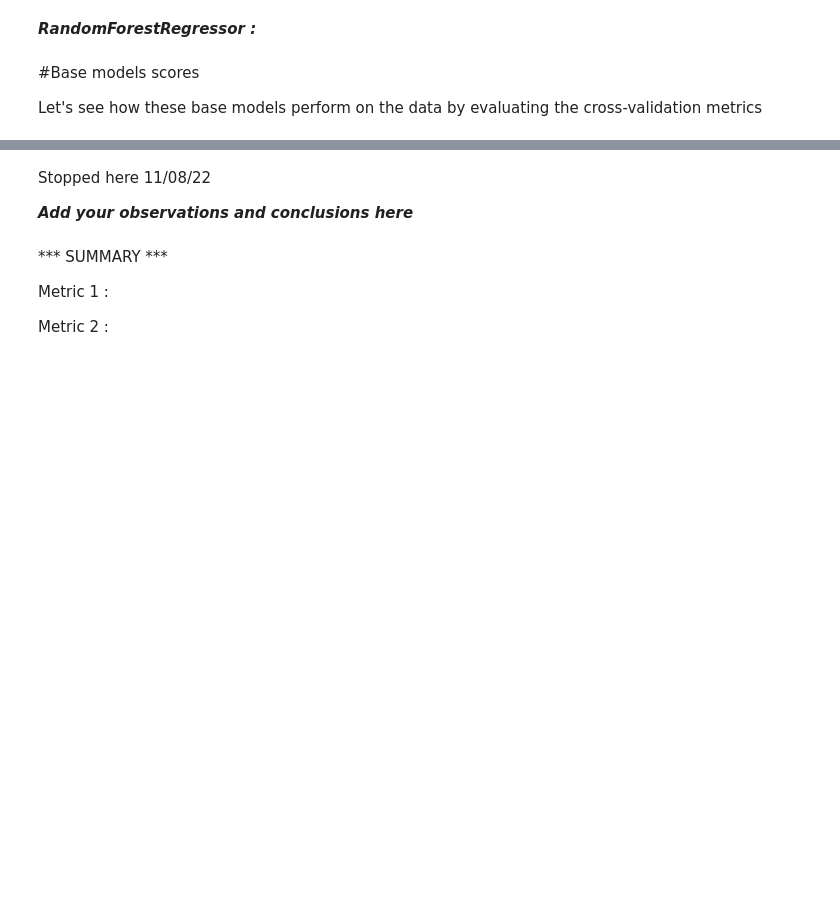
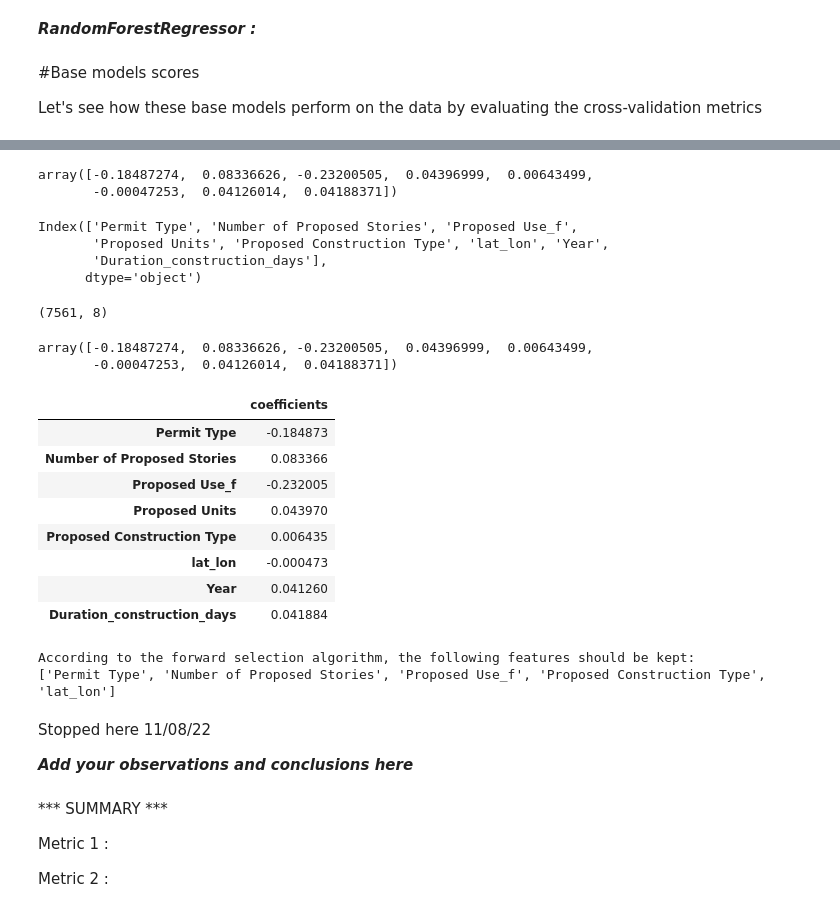
Before and after one commit to LHB-Group/Civil-Work-Bidding-And-Investment-Helper, a Jupyter notebook: NoteBooks/SF_regression_models.ipynb, the cells around one changed output, grey strips where cells are left out. Saved outputs shown, nothing was run; the diff lists cells and outputs as text; code cells hidden in the pictures; blank space fills up the shorter version.

```diff
--- a/NoteBooks/SF_regression_models.ipynb
+++ b/NoteBooks/SF_regression_models.ipynb
@@ -443,3 +540,52 @@ NameError: name 'score_1' is not defined
+# %%
+regressor = LinearRegression()
+regressor.fit(X_train, Y_train)
+regressor.coef_
+# %% [output]
+array([-0.18487274,  0.08336626, -0.23200505,  0.04396999,  0.00643499,
+       -0.00047253,  0.04126014,  0.04188371])
+# %%
+X.columns
+# %% [output]
+Index(['Permit Type', 'Number of Proposed Stories', 'Proposed Use_f',
+       'Proposed Units', 'Proposed Construction Type', 'lat_lon', 'Year',
+       'Duration_construction_days'],
+      dtype='object')
+# %%
+X_train.shape
+# %% [output]
+(7561, 8)
+# %%
+regressor.coef_.transpose()
+# %% [output]
+array([-0.18487274,  0.08336626, -0.23200505,  0.04396999,  0.00643499,
+       -0.00047253,  0.04126014,  0.04188371])
+# %%
+coefs = pd.DataFrame(index=X.columns, data = regressor.coef_.transpose(), columns=["coefficients"])
+coefs
+# %% [output]
+|  | coefficients |
+| Permit Type | -0.184873 |
+| Number of Proposed Stories | 0.083366 |
+| Proposed Use_f | -0.232005 |
+| Proposed Units | 0.043970 |
+| Proposed Construction Type | 0.006435 |
+| lat_lon | -0.000473 |
+| Year | 0.041260 |
+| Duration_construction_days | 0.041884 |
+# %%
+from sklearn.feature_selection import  SequentialFeatureSelector
+
+regressor = LinearRegression()
+feature_selector =  SequentialFeatureSelector(regressor, n_features_to_select = 5, cv=4)
+feature_selector.fit(X_train, Y_train)
+features_list = X.columns
+best_features = features_list[feature_selector.support_]
+print("According to the forward selection algorithm, the following features should be kept: ")
+print(best_features.to_list())
+# %% [output]
+According to the forward selection algorithm, the following features should be kept:
+['Permit Type', 'Number of Proposed Stories', 'Proposed Use_f', 'Proposed Construction Type', 'lat_lon']
 # %% [markdown]
 Stopped here 11/08/22
 
```
Also changed, not shown: parts of 18 cells of this notebook.
